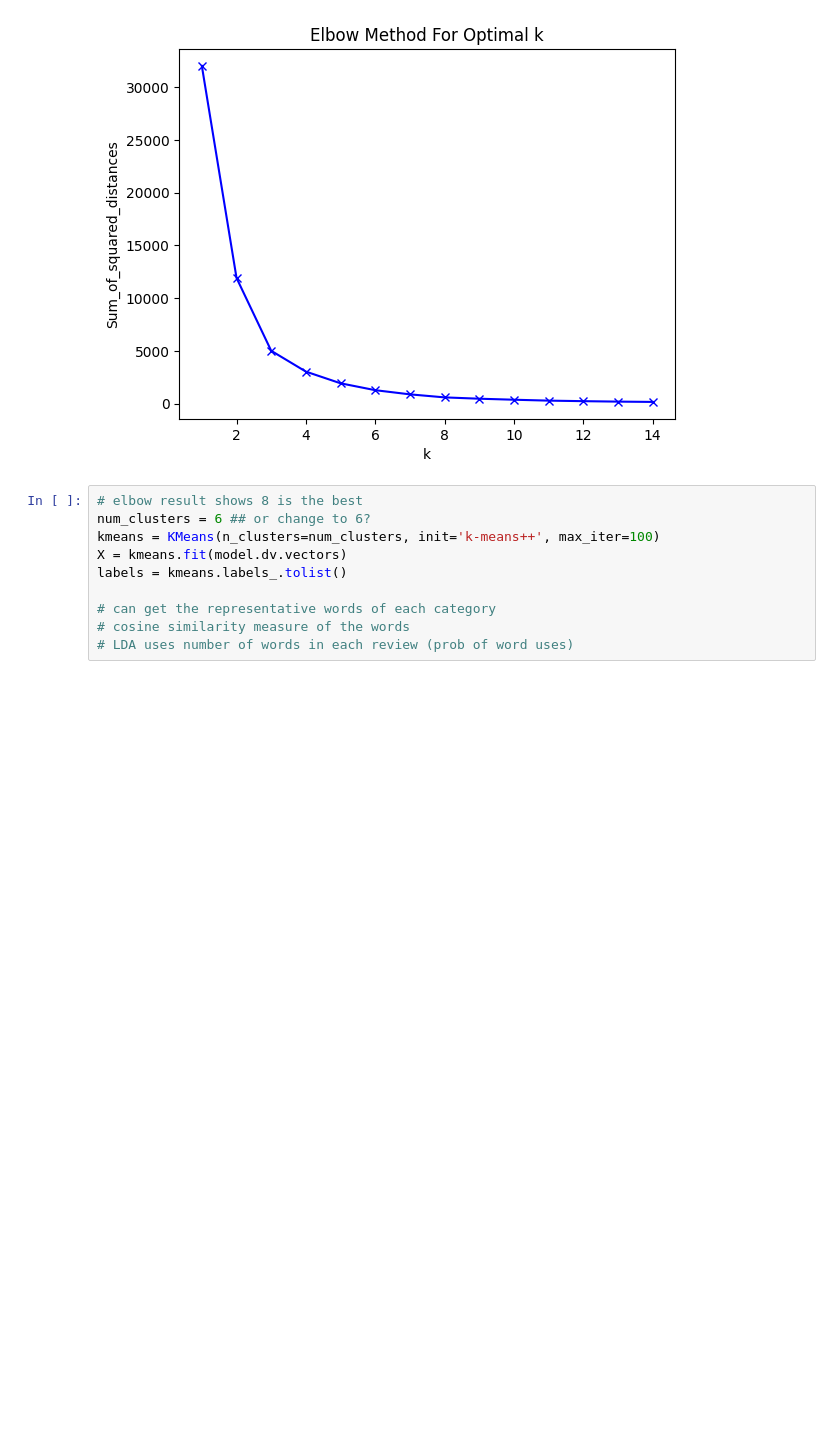
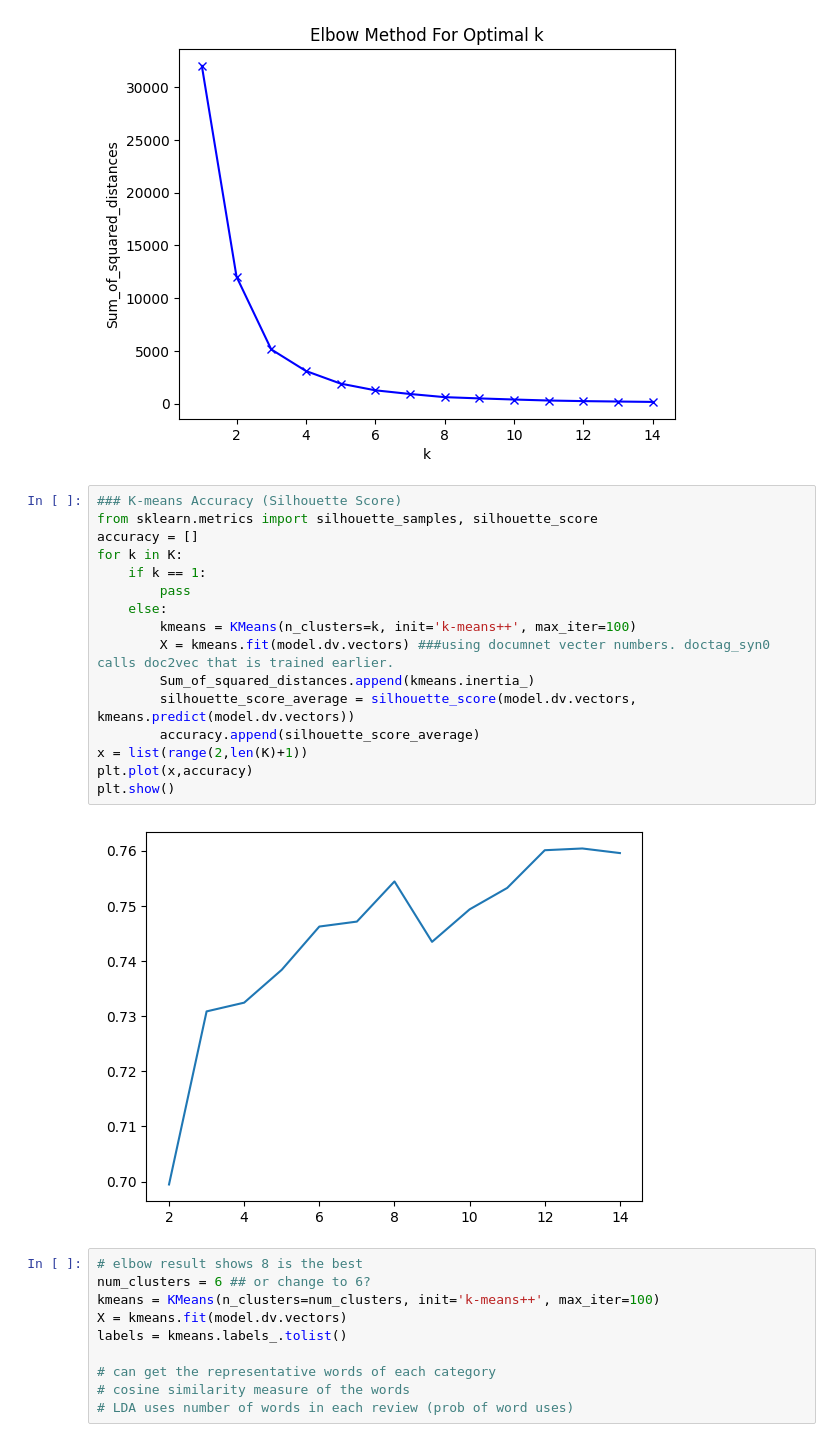
Before and after one commit to sabyeo/bt4221, a Jupyter notebook: doc2vec_topic_modelling_restaurant.ipynb, the cells around one changed output. Cells and saved outputs as stored; diff of their text form; blank space fills up the shorter version.

Commit message:
added silhoueete score calculation

```diff
--- a/doc2vec_topic_modelling_restaurant.ipynb
+++ b/doc2vec_topic_modelling_restaurant.ipynb
@@ -383,6 +384,24 @@ plt.title('Elbow Method For Optimal k')
 plt.show()
 # %% [output]
 [figure]
+# %%
+### K-means Accuracy (Silhouette Score)
+from sklearn.metrics import silhouette_samples, silhouette_score
+accuracy = []
+for k in K:
+    if k == 1:
+        pass
+    else:
+        kmeans = KMeans(n_clusters=k, init='k-means++', max_iter=100)
+        X = kmeans.fit(model.dv.vectors) ###using documnet vecter numbers. doctag_syn0 calls doc2vec that is trained earlier.
+        Sum_of_squared_distances.append(kmeans.inertia_)
+        silhouette_score_average = silhouette_score(model.dv.vectors, kmeans.predict(model.dv.vectors))
+        accuracy.append(silhouette_score_average)
+x = list(range(2,len(K)+1))
+plt.plot(x,accuracy)
+plt.show()
+# %% [output]
+[figure, added]
 # %%
 # elbow result shows 8 is the best
 num_clusters = 6 ## or change to 6?
```
Also changed, not shown: parts of 19 cells of this notebook.
